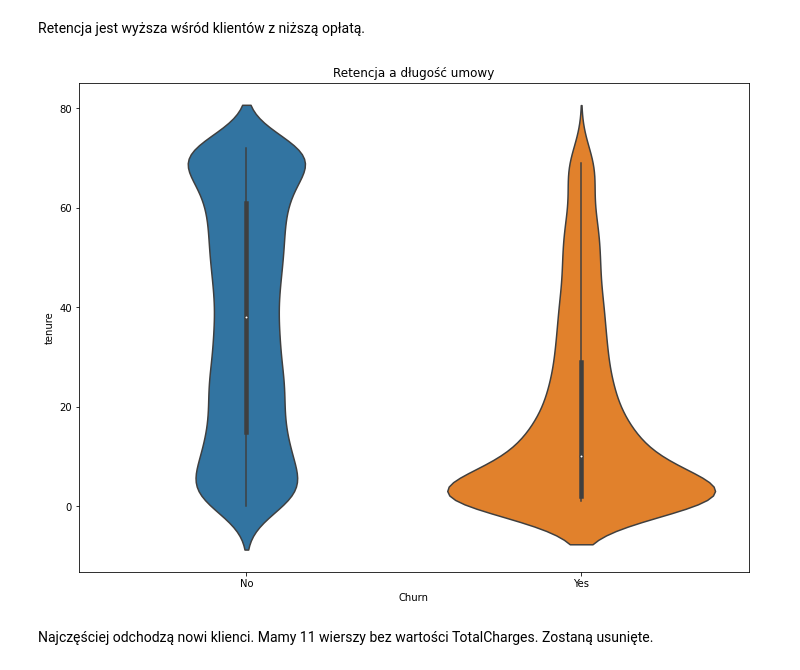
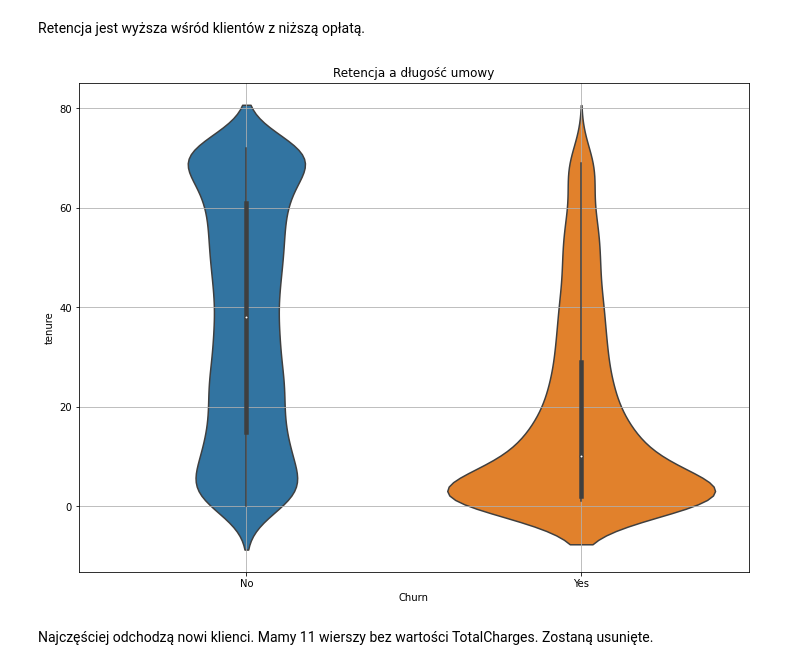
Before and after one commit to SimontheSparrow/client-churn, a Jupyter notebook: Client churn.ipynb, the cells around one changed output. Saved outputs shown, nothing was run; the diff lists cells and outputs as text; code cells hidden in the pictures.

```diff
--- a/Client churn.ipynb
+++ b/Client churn.ipynb
@@ -156,10 +144,11 @@ Retencja jest wyższa wśród klientów z niższą opłatą.
 # %%
 plt.figure(figsize=(12,9))
 
 sns.violinplot(x='Churn', y='tenure', data = df)
 plt.title('Retencja a długość umowy');
+plt.grid(visible = True)
 # %% [output]
-[figure, old version]
+[figure, new version]
 # %% [markdown]
 Najczęściej odchodzą nowi klienci.
 Mamy 11 wierszy bez wartości TotalCharges. Zostaną usunięte.
```
Also changed, not shown: parts of 10 cells of this notebook.
